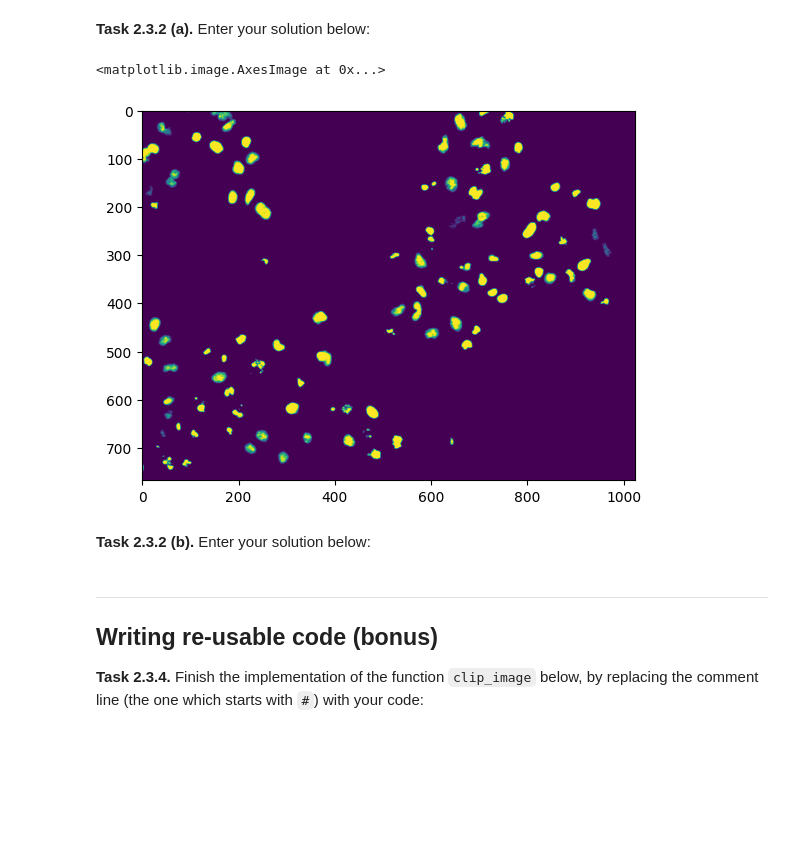
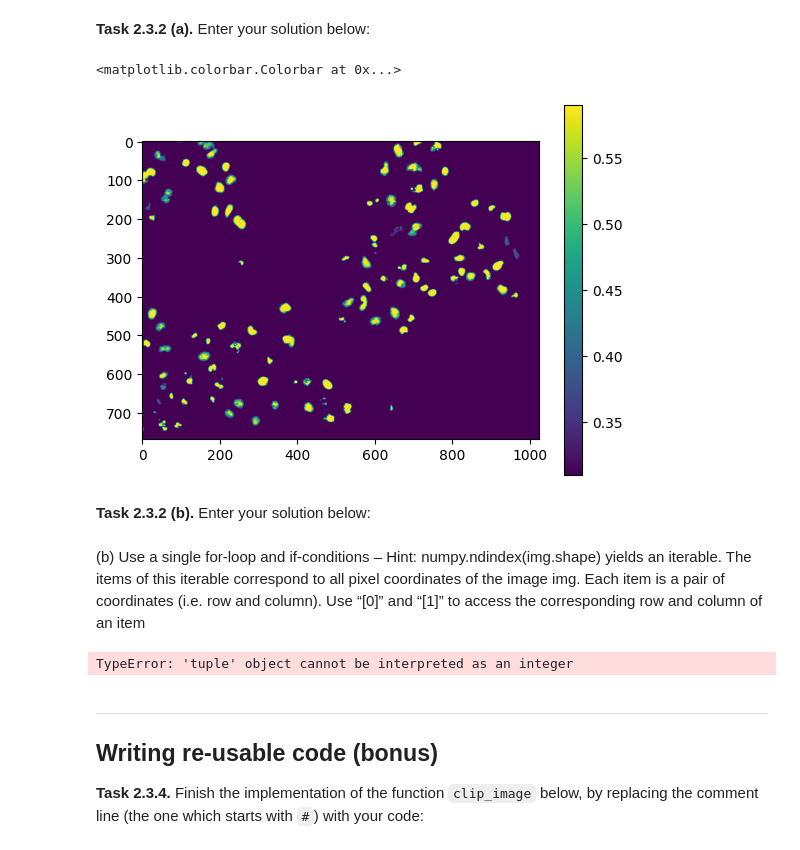
Before and after one commit to carmenlts/mobi-fs3-python, a Jupyter notebook: task2.ipynb, the cells around one changed output. Cells and saved outputs as stored; diff of their text form; code cells hidden in the pictures; blank space fills up the shorter version.

```diff
--- a/task2.ipynb
+++ b/task2.ipynb
@@ -62,16 +63,29 @@ plt.imshow(img1)
 # %%
 for i in range(0, img.shape[0]):
     for j in range(0, img.shape[1]):
         if img[i, j] < T1:
             img[i, j] = T1
         elif img[i, j] > T2:
             img[i, j] = T2
 plt.imshow(img)
+plt.colorbar()
 # %% [output]
-<matplotlib.image.AxesImage at 0x...>
+<matplotlib.colorbar.Colorbar at 0x...>
-[figure, old version]
+[figure, new version]
 # %% [markdown]
 **<a id="#">Task 2.3.2 (b).</a>** Enter your solution below:
+# %% [markdown]
+
+(b) Use a single for-loop and if-conditions – Hint: numpy.ndindex(img.shape)
+yields an iterable. The items of this iterable correspond to all pixel coordinates
+of the image img. Each item is a pair of coordinates (i.e. row and column).
+Use “[0]” and “[1]” to access the corresponding row and column of an item
+# %%
+
+for i in range((0,0), img[0,1]):
+    if i == numpy.ndindex(img.shape)
+# %% [output]
+TypeError: 'tuple' object cannot be interpreted as an integer
 # %% [markdown]
 ---
 
```
Also changed, not shown: parts of 1 cell of this notebook.
